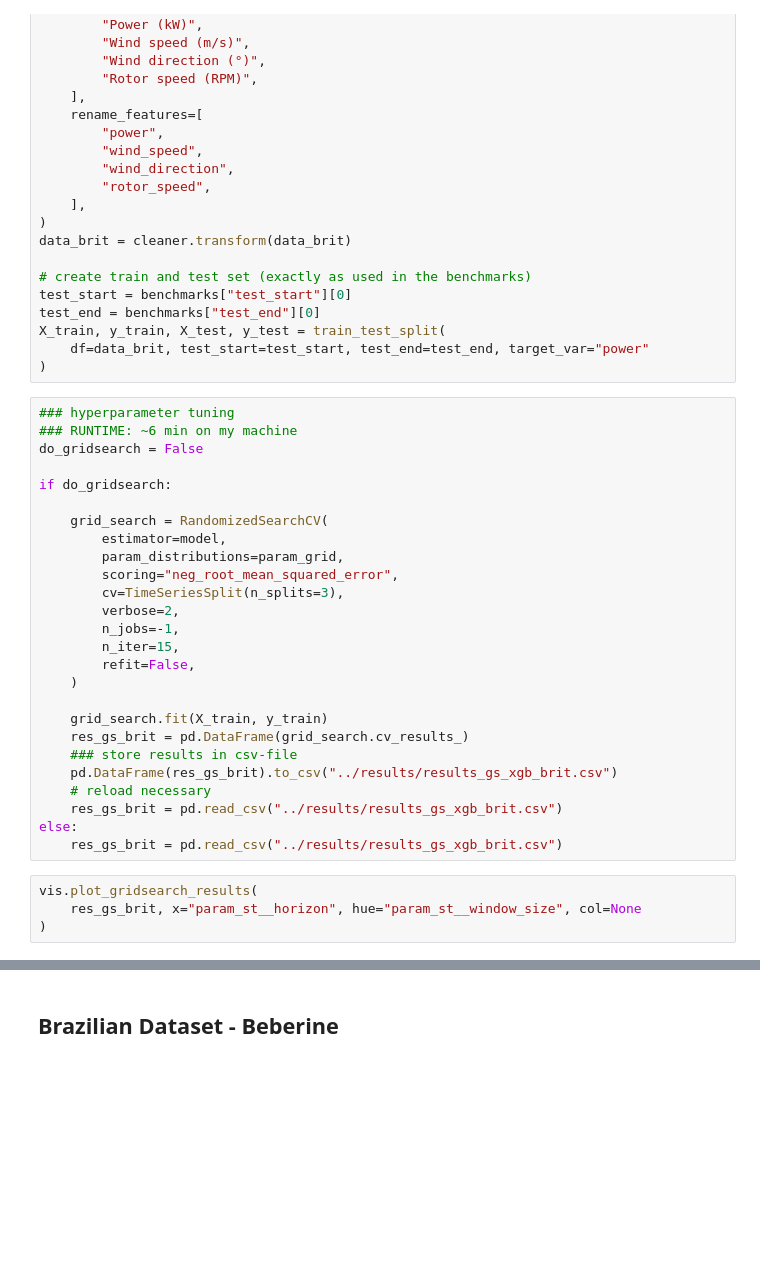
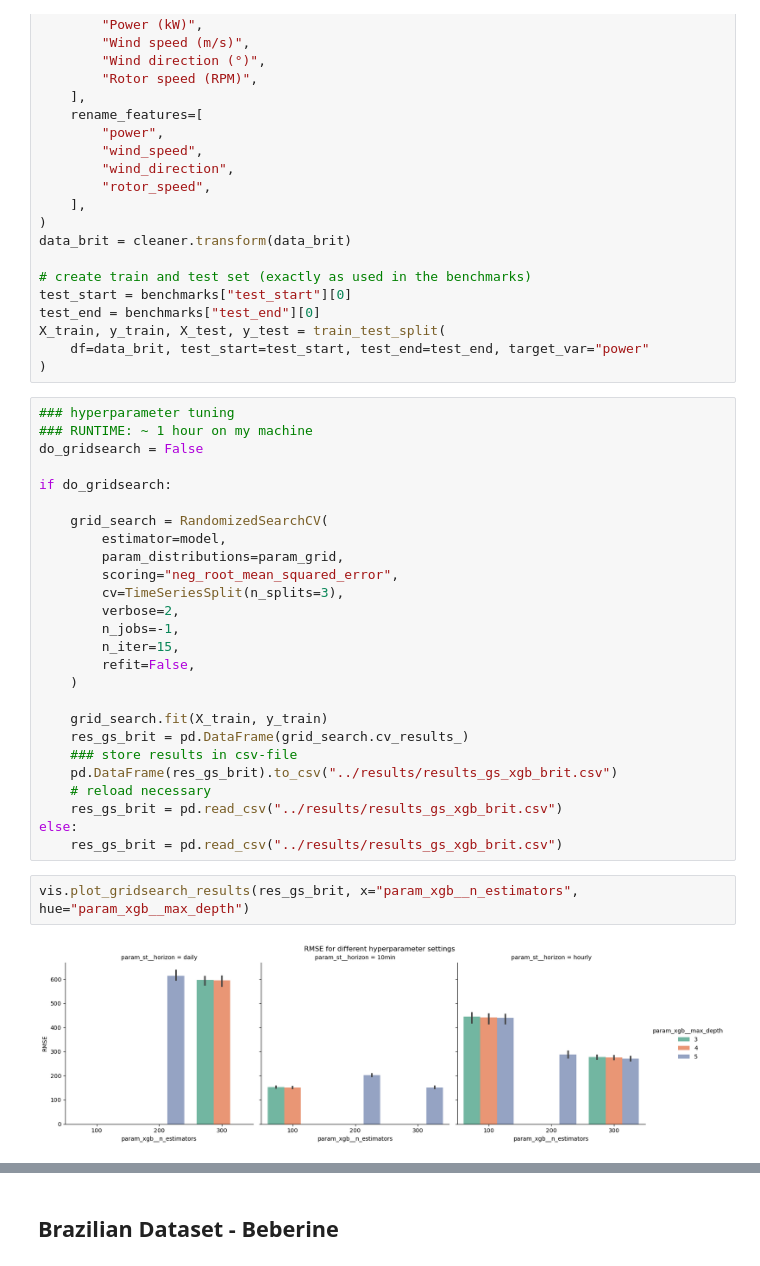
Before and after one commit to H-Kugler/forecasting-wind-power, a Jupyter notebook: notebooks/XGBoost.ipynb, the cells around one changed output, grey strips where cells are left out. Cells and saved outputs as stored; diff of their text form; blank space fills up the shorter version.

```diff
--- a/notebooks/XGBoost.ipynb
+++ b/notebooks/XGBoost.ipynb
@@ -81,7 +81,7 @@ X_train, y_train, X_test, y_test = train_test_split(
 )
 # %%
 ### hyperparameter tuning
-### RUNTIME: ~6 min on my machine
+### RUNTIME: ~ 1 hour on my machine
 do_gridsearch = False
 
 if do_gridsearch:
@@ -106,9 +106,9 @@ if do_gridsearch:
 else:
     res_gs_brit = pd.read_csv("../results/results_gs_xgb_brit.csv")
 # %%
-vis.plot_gridsearch_results(
-    res_gs_brit, x="param_st__horizon", hue="param_st__window_size", col=None
-)
+vis.plot_gridsearch_results(res_gs_brit, x="param_xgb__n_estimators", hue="param_xgb__max_depth")
+# %% [output]
+[figure, added]
 # %%
 ### extract best parameters of each model for each horizon
 best_params_brit_xgb = (
```
Also changed, not shown: parts of 7 cells of this notebook, 2 other files.
